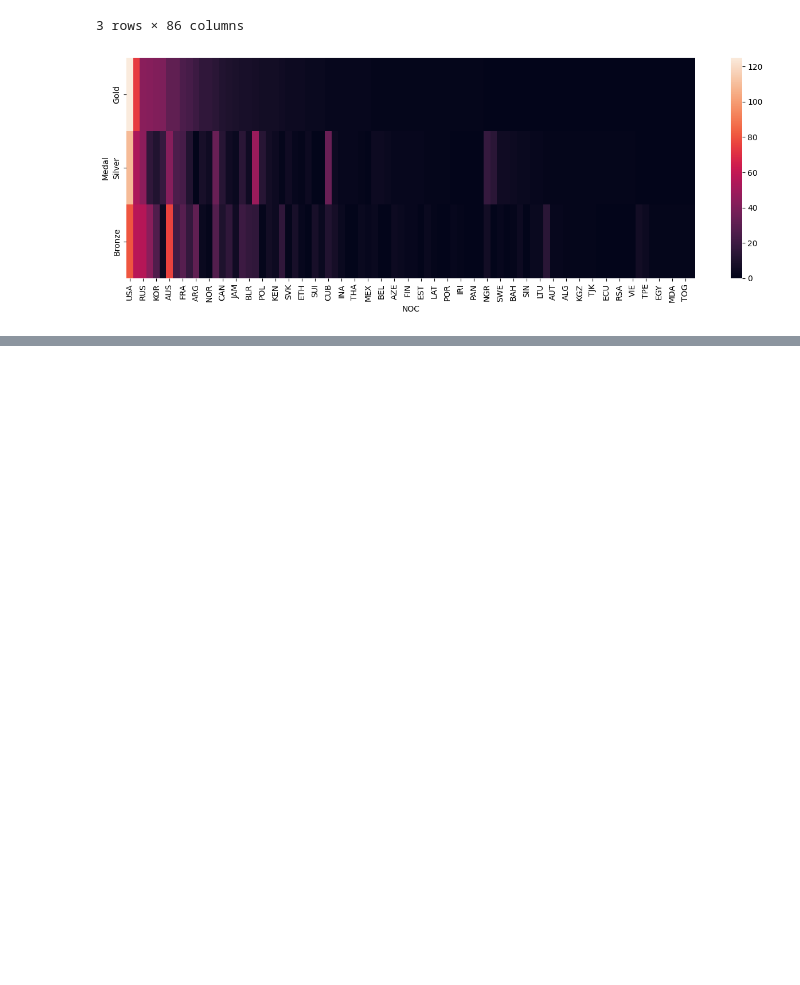
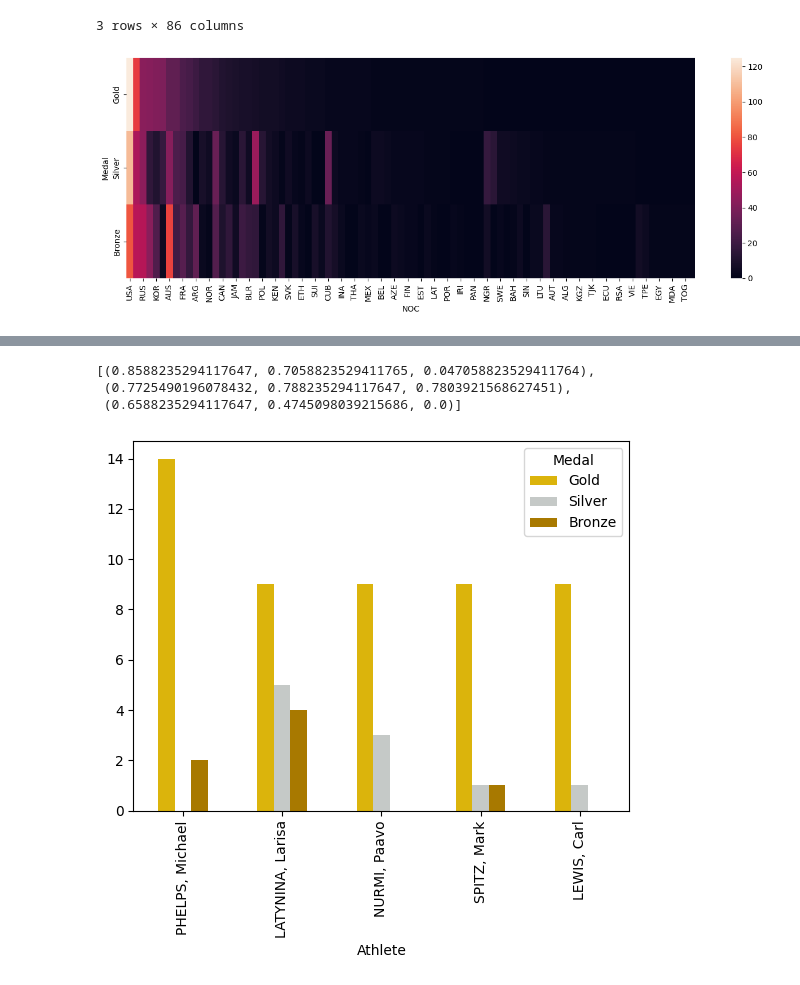
Before and after one commit to dbasdanis/python_practice, a Jupyter notebook: pandas/pandas_doc.ipynb, the cells around one changed output, grey strips where cells are left out. Drawn from its saved outputs; the diff is of its cells as text; code cells hidden in the pictures; blank space fills up the shorter version.

Commit message:
feat: add colormap

```diff
--- a/pandas/pandas_doc.ipynb
+++ b/pandas/pandas_doc.ipynb
@@ -1213,0 +1236,15 @@ sns.heatmap(g);
+# %%
+gsb = ['#dbb40c','#c5c9c7','#a87900']
+sns.color_palette(gsb)
+# %% [output]
+[(0.8588235294117647, 0.7058823529411765, 0.047058823529411764),
+ (0.7725490196078432, 0.788235294117647, 0.7803921568627451),
+ (0.6588235294117647, 0.4745098039215686, 0.0)]
+# %%
+my_gsb = ListedColormap(sns.color_palette(gsb))
+# %%
+g = oo.groupby(['Athlete','Medal']).size().unstack('Medal',fill_value=0)
+g = g.sort_values(['Gold','Silver','Bronze'],ascending=False)[['Gold','Silver','Bronze']].head(5)
+g.plot(kind='bar',colormap=my_gsb);
+# %% [output]
+[figure, added]
```
Also changed, not shown: parts of 4 cells of this notebook.
